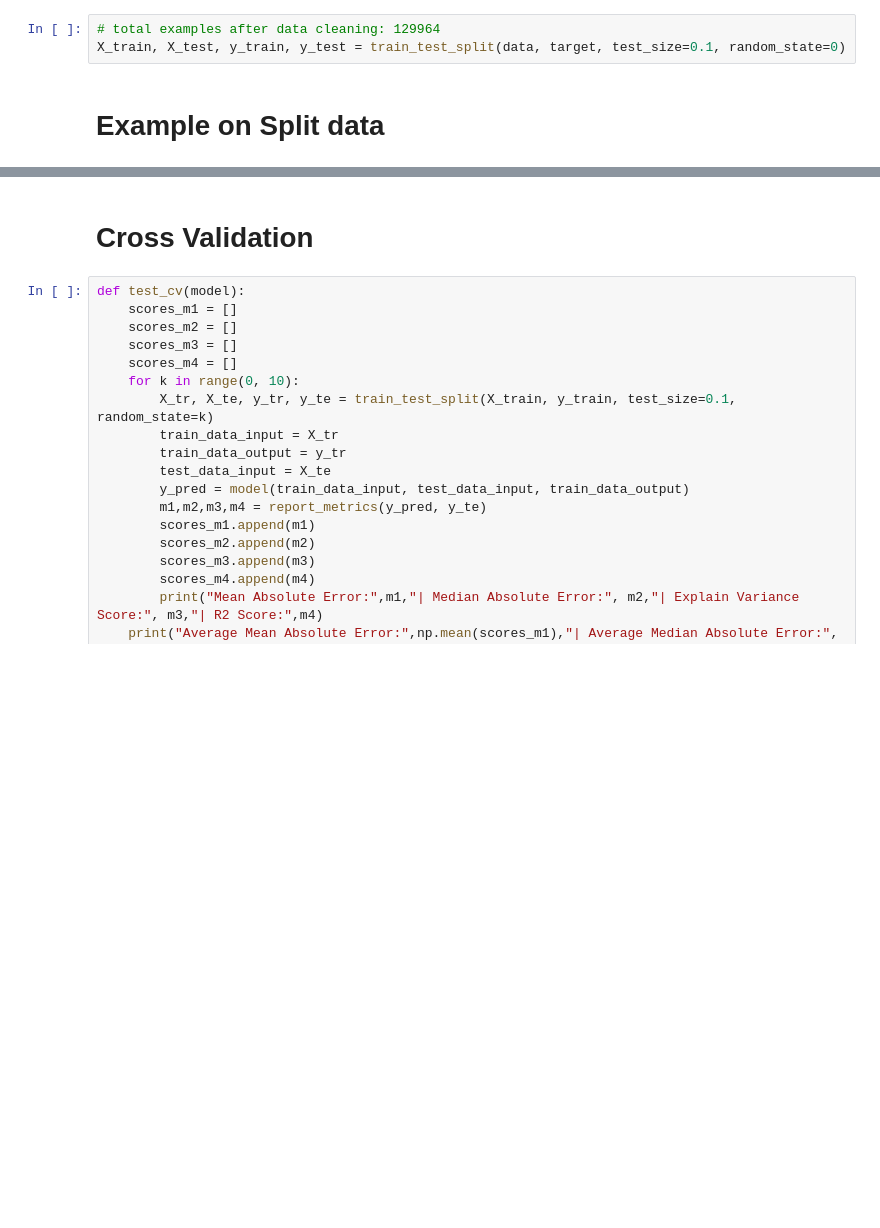
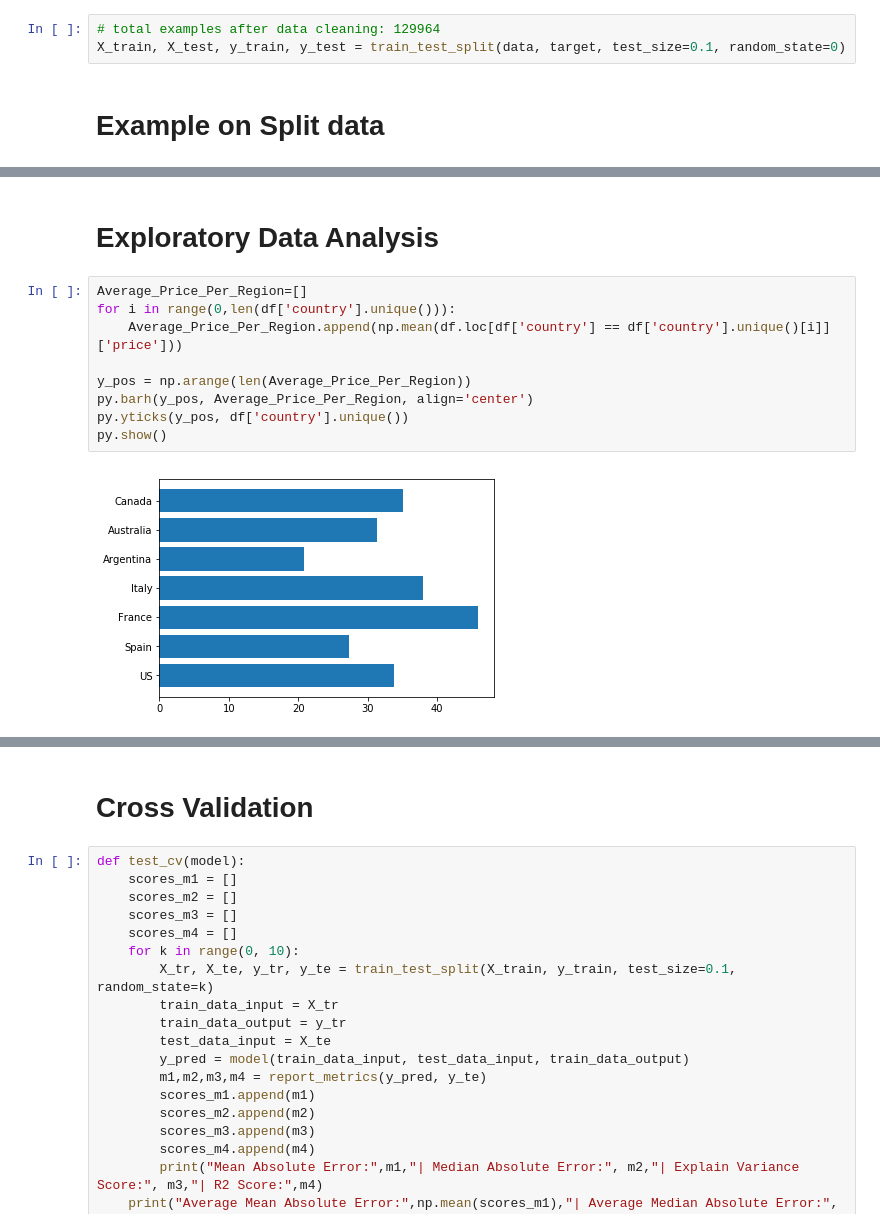
Before and after one commit to easonrecto/ORIE4741Project, a Jupyter notebook: Final Project (Python) with all sentiment.ipynb, the cells around one changed output, grey strips where cells are left out. Drawn from its saved outputs; the diff is of its cells as text; blank space fills up the shorter version.

Commit message:
with pretty graphs :)

```diff
--- a/Final Project (Python) with all sentiment.ipynb
+++ b/Final Project (Python) with all sentiment.ipynb
@@ -220,0 +223,13 @@ report_metrics((Wine_Decision_Tree_Regression(X_train,X_test,y_train)),y_test)
+# %% [markdown]
+# Exploratory Data Analysis
+# %%
+Average_Price_Per_Region=[]
+for i in range(0,len(df['country'].unique())):
+    Average_Price_Per_Region.append(np.mean(df.loc[df['country'] == df['country'].unique()[i]]['price']))
+
+y_pos = np.arange(len(Average_Price_Per_Region))
+py.barh(y_pos, Average_Price_Per_Region, align='center')
+py.yticks(y_pos, df['country'].unique())
+py.show()
+# %% [output]
+[figure, added]
```
Also changed, not shown: parts of 36 cells of this notebook.
